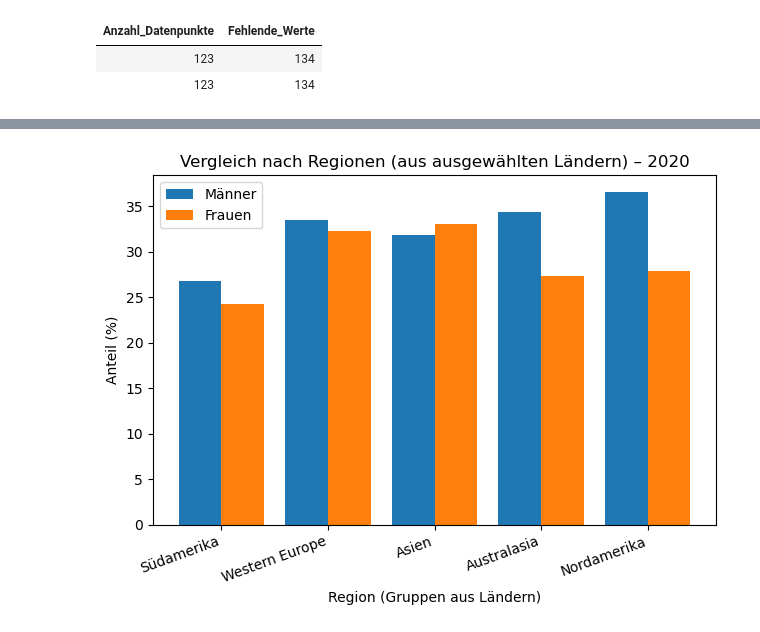
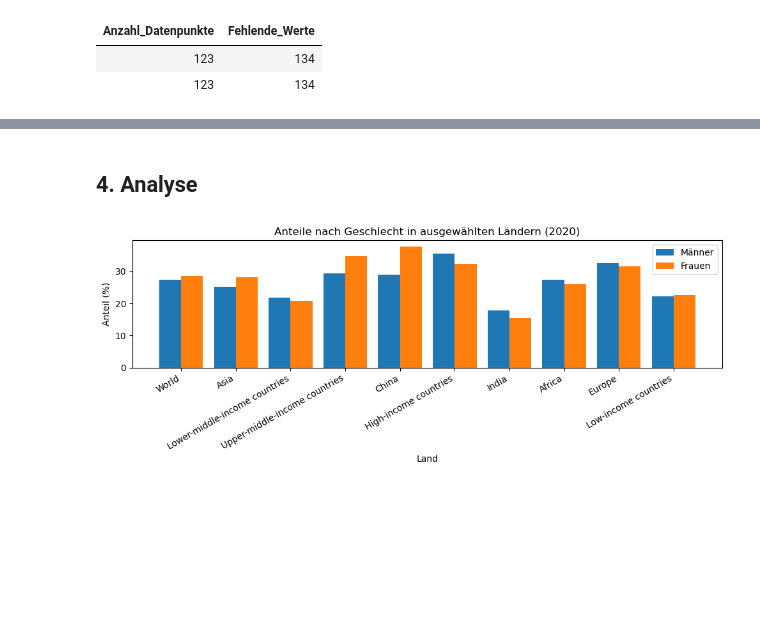
Before and after one commit to CarolinaTresch/Burden_of_Mental_Illness, a Jupyter notebook: Discomfort_Speaking_Anxiety_by_gender.ipynb, the cells around one changed output, grey strips where cells are left out. Saved outputs shown, nothing was run; the diff lists cells and outputs as text; code cells hidden in the pictures; blank space fills up the shorter version.

```diff
--- a/Discomfort_Speaking_Anxiety_by_gender.ipynb
+++ b/Discomfort_Speaking_Anxiety_by_gender.ipynb
@@ -220,66 +290,39 @@ plt.show()
+# %% [markdown]
+## 4. Analyse
 # %%
 import pandas as pd
 import matplotlib.pyplot as plt
+
 
 df = pd.read_csv("discomfort-speaking-anxiety-depression-by-gender.csv")
 
 # Nur Jahr 2020
 df = df[df["Year"] == 2020]
 
 male_col = "Share - Question: mh5 - Someone local comfortable speaking about anxiety/depression with someone they know - Answer: Not at all comfortable - Gender: male - Age group: all"
 female_col = "Share - Question: mh5 - Someone local comfortable speaking about anxiety/depression with someone they know - Answer: Not at all comfortable - Gender: female - Age group: all"
 
-# Länder -> Region (wie von dir gewünscht)
-region_map = {
-    "Brazil": "Südamerika",
-    "Peru": "Südamerika",
-    "Argentina": "Südamerika",
 
-    "France": "Western Europe",
-    "Germany": "Western Europe",
-    "Spain": "Western Europe",
+df_plot = (
+    df.dropna(subset=[male_col, female_col])
+      .sort_values("Population", ascending=False)
+      .head(10)
+)
 
-    "China": "Asien",
-    "Japan": "Asien",
-    "India": "Asien",
-    "Indonesia": "Asien",
 
-    "Australia": "Australasia",
-
-    "United States": "Nordamerika",
-    "Canada": "Nordamerika",
-}
-
-# Nur die gewünschten Länder nehmen
-df_sel = df[df["Entity"].isin(region_map.keys())].copy()
-
-# Region-Spalte hinzufügen
-df_sel["Region"] = df_sel["Entity"].map(region_map)
-
-# Nur Zeilen mit echten Werten behalten
-df_sel = df_sel.dropna(subset=[male_col, female_col, "Region"])
-
-# Mittelwerte pro Region berechnen
-region_means = df_sel.groupby("Region")[[male_col, female_col]].mean()
-
-# Reihenfolge wie gewünscht
-order = ["Südamerika", "Western Europe", "Asien", "Australasia", "Nordamerika"]
-region_means = region_means.reindex([r for r in order if r in region_means.index])
-
-# Diagramm (nebeneinander)
-x = range(len(region_means.index))
+x = range(len(df_plot))
 width = 0.4
 
-plt.figure()
-plt.bar([i - width/2 for i in x], region_means[male_col].values, width=width, label="Männer")
-plt.bar([i + width/2 for i in x], region_means[female_col].values, width=width, label="Frauen")
+plt.figure(figsize=(10, 4))
+plt.bar([i - width/2 for i in x], df_plot[male_col], width=width, label="Männer")
+plt.bar([i + width/2 for i in x], df_plot[female_col], width=width, label="Frauen")
 
-plt.xticks(list(x), list(region_means.index), rotation=20, ha="right")
-plt.xlabel("Region (Gruppen aus Ländern)")
+plt.xticks(list(x), df_plot["Entity"], rotation=30, ha="right")
+plt.xlabel("Land")
 plt.ylabel("Anteil (%)")
-plt.title("Vergleich nach Regionen (aus ausgewählten Ländern) – 2020")
+plt.title("Anteile nach Geschlecht in ausgewählten Ländern (2020)")
 plt.legend()
 plt.tight_layout()
 plt.show()
 # %% [output]
-[figure, old version]
+[figure, new version]
```
Also changed, not shown: parts of 27 cells of this notebook, 2 other files.
